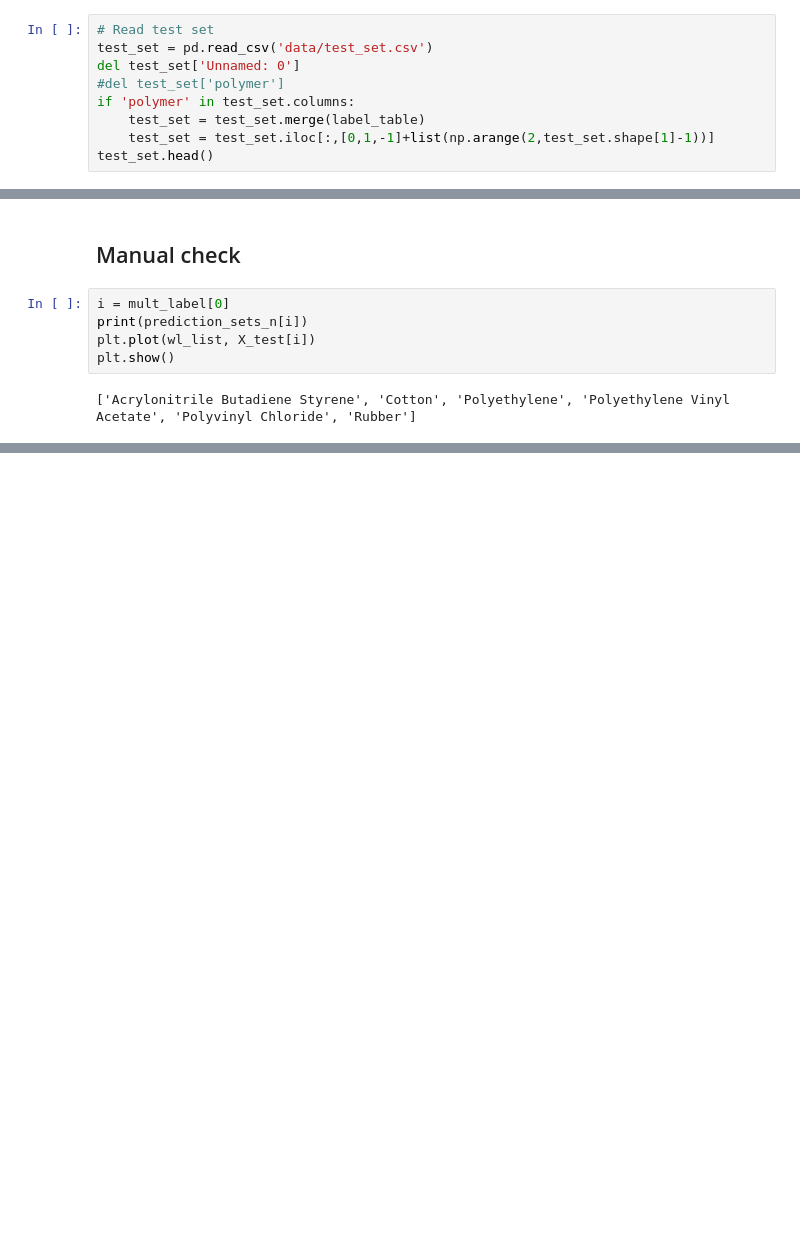
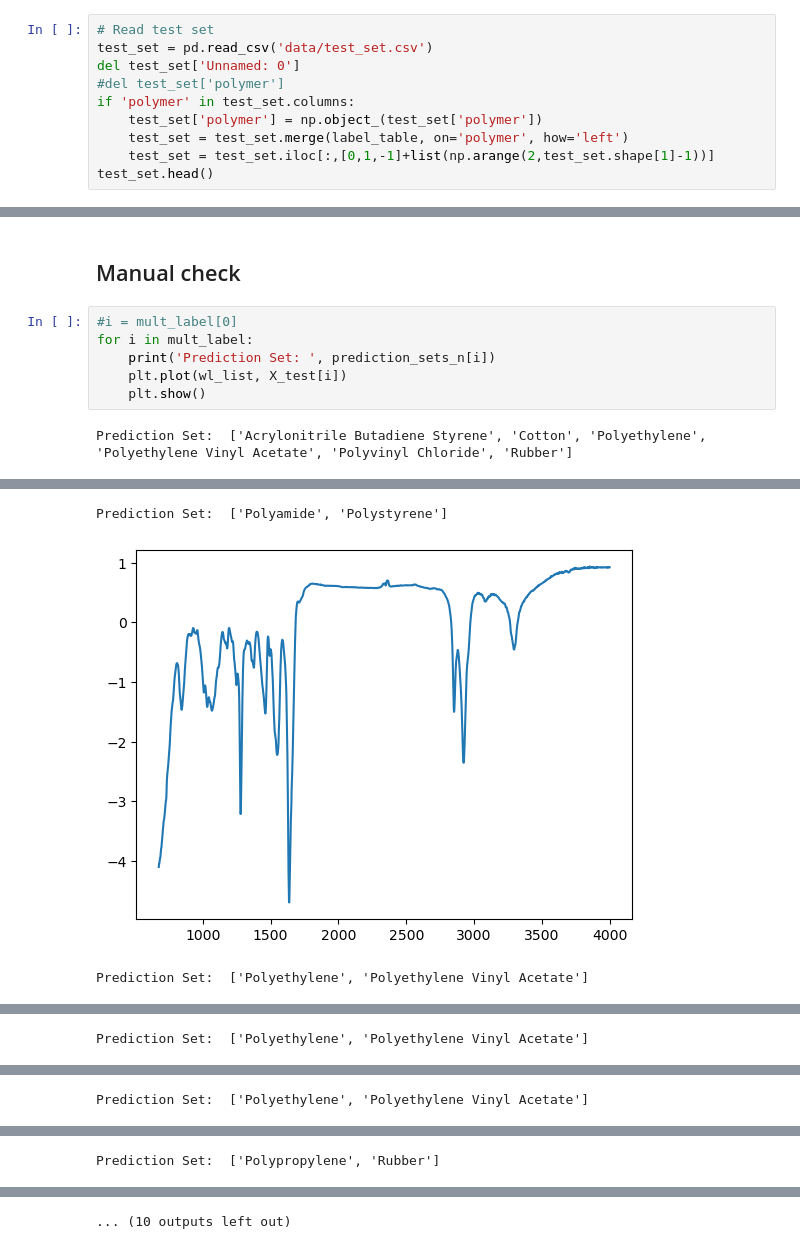
Before and after one commit to eochoarv/conformal-hqi, a Jupyter notebook: usage_example.ipynb, the cells around one changed output, grey strips where cells are left out. Drawn from its saved outputs; the diff is of its cells as text; blank space fills up the shorter version.

Commit message:
added output file

```diff
--- a/usage_example.ipynb
+++ b/usage_example.ipynb
@@ -66,7 +66,8 @@ test_set = pd.read_csv('data/test_set.csv')
 del test_set['Unnamed: 0']
 #del test_set['polymer']
 if 'polymer' in test_set.columns:
-    test_set = test_set.merge(label_table)
+    test_set['polymer'] = np.object_(test_set['polymer'])
+    test_set = test_set.merge(label_table, on='polymer', how='left')
     test_set = test_set.iloc[:,[0,1,-1]+list(np.arange(2,test_set.shape[1]-1))]
 test_set.head()
 # %% [output]
@@ -191,10 +218,14 @@ accuracy of single labels: 1.0
 # %% [markdown]
 ## Manual check
 # %%
-i = mult_label[0]
-print(prediction_sets_n[i])
-plt.plot(wl_list, X_test[i])
-plt.show()
+#i = mult_label[0]
+for i in mult_label:
+    print('Prediction Set: ', prediction_sets_n[i])
+    plt.plot(wl_list, X_test[i])
+    plt.show()
 # %% [output]
-['Acrylonitrile Butadiene Styrene', 'Cotton', 'Polyethylene', 'Polyethylene Vinyl Acetate', 'Polyvinyl Chloride', 'Rubber']
+Prediction Set:  ['Acrylonitrile Butadiene Styrene', 'Cotton', 'Polyethylene', 'Polyethylene Vinyl Acetate', 'Polyvinyl Chloride', 'Rubber']
 [figure]
+Prediction Set:  ['Polyamide', 'Polystyrene']
+[figure, added]
+Prediction Set:  ['Polyethylene', 'Polyethylene Vinyl Acetate']
@@ -200,0 +233 @@ plt.show()
+Prediction Set:  ['Polyethylene', 'Polyethylene Vinyl Acetate']
@@ -200,0 +235 @@ plt.show()
+Prediction Set:  ['Polyethylene', 'Polyethylene Vinyl Acetate']
@@ -200,0 +237 @@ plt.show()
+Prediction Set:  ['Polypropylene', 'Rubber']
@@ -200,0 +239 @@ plt.show()
+... (10 outputs left out)
```
Also changed, not shown: parts of 5 cells of this notebook, 1 other file.
